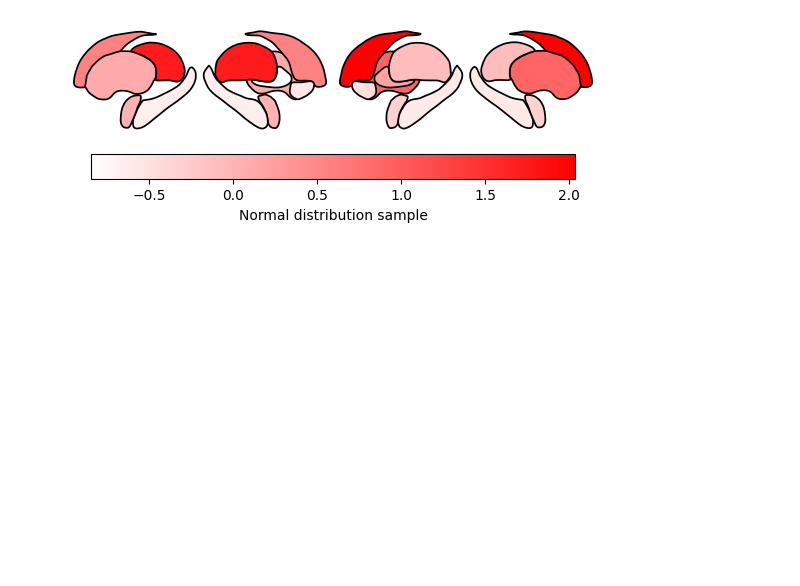
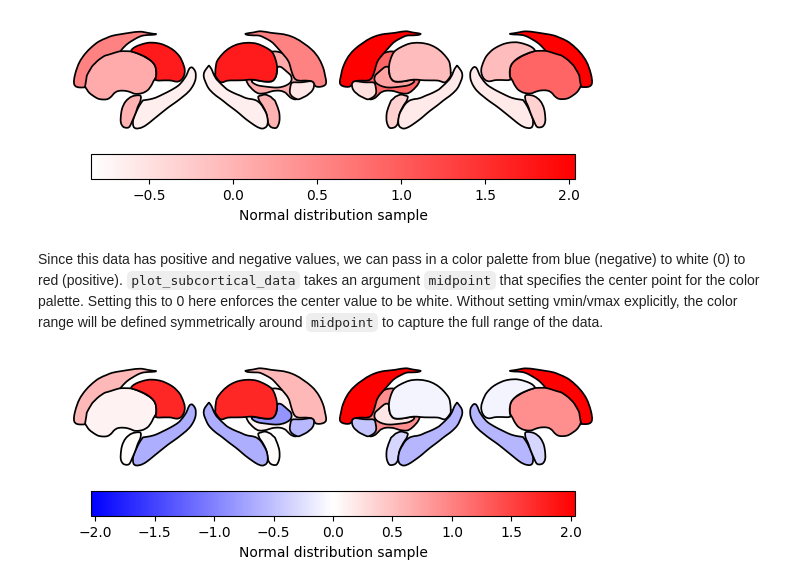
Before and after one commit to anniegbryant/subcortex_visualization, a Jupyter notebook: tutorial.ipynb, the cells around one changed output. Cells and saved outputs as stored; diff of their text form; code cells hidden in the pictures; blank space fills up the shorter version.

```diff
--- a/tutorial.ipynb
+++ b/tutorial.ipynb
@@ -179,3 +129,17 @@ plot_subcortical_data(subcortex_data=example_continuous_data,
                           vmin=None, vmax=None)
 # %% [output]
 [figure]
+# %% [markdown]
+Since this data has positive and negative values, we can pass in a color palette from blue (negative) to white (0) to red (positive).
+`plot_subcortical_data` takes an argument `midpoint` that specifies the center point for the color palette.
+Setting this to 0 here enforces the center value to be white.
+Without setting vmin/vmax explicitly, the color range will be defined symmetrically around `midpoint` to capture the full range of the data.
+# %%
+white_to_red_cmap = mcolors.LinearSegmentedColormap.from_list("BlueWhiteRed", ["blue", "white", "red"])
+
+plot_subcortical_data(subcortex_data=example_continuous_data,
+                      line_thickness=1.25, line_color='black',
+                          hemisphere='both', fill_title = "Normal distribution sample", cmap=white_to_red_cmap,
+                          vmin=None, vmax=None, midpoint=0)
+# %% [output]
+[figure, added]
```
Also changed, not shown: parts of 9 cells of this notebook, 6 other files.
